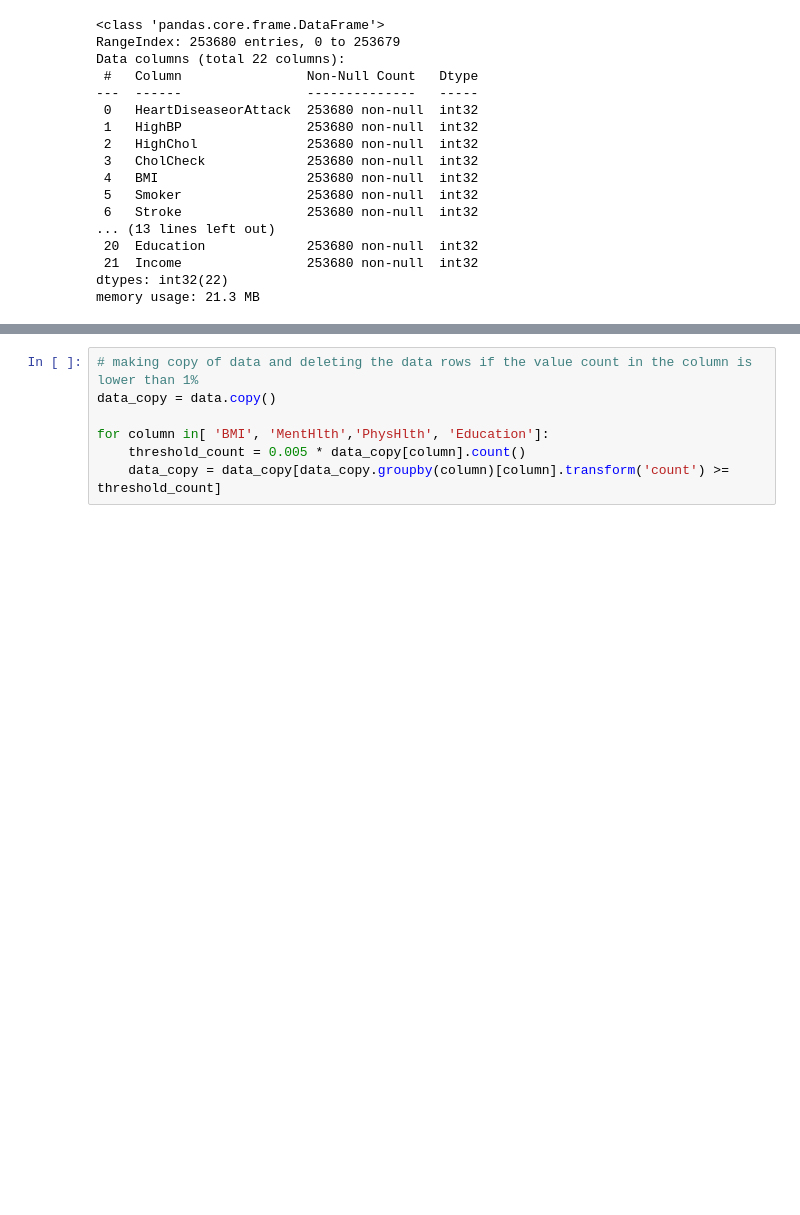
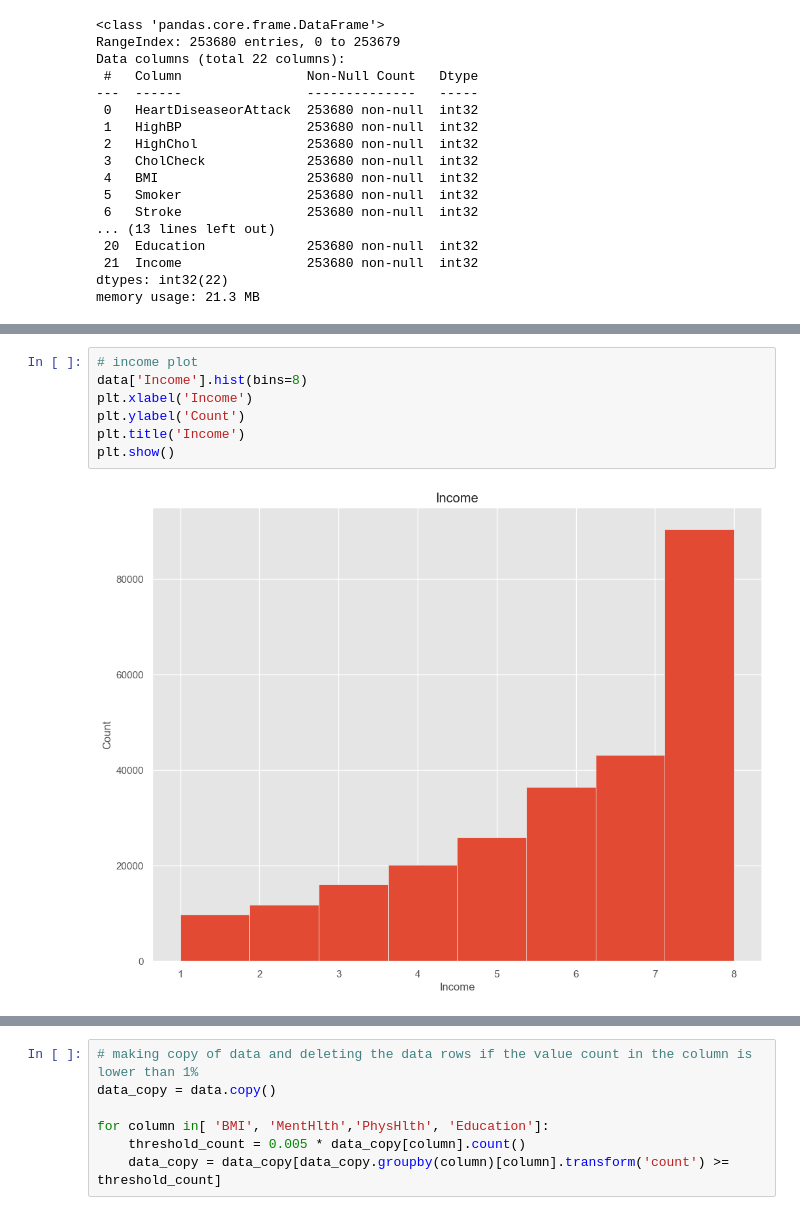
Before and after one commit to RobinMurk/Heart_attack_risk_analysis, a Jupyter notebook: Heart_disease_analysis.ipynb, the cells around one changed output, grey strips where cells are left out. Saved outputs shown, nothing was run; the diff lists cells and outputs as text; blank space fills up the shorter version.

```diff
--- a/Heart_disease_analysis.ipynb
+++ b/Heart_disease_analysis.ipynb
@@ -73,0 +143,9 @@ memory usage: 21.3 MB
+# %%
+# income plot
+data['Income'].hist(bins=8)
+plt.xlabel('Income')
+plt.ylabel('Count')
+plt.title('Income')
+plt.show()
+# %% [output]
+[figure, added]
```
Also changed, not shown: parts of 23 cells of this notebook, 2 other files.
